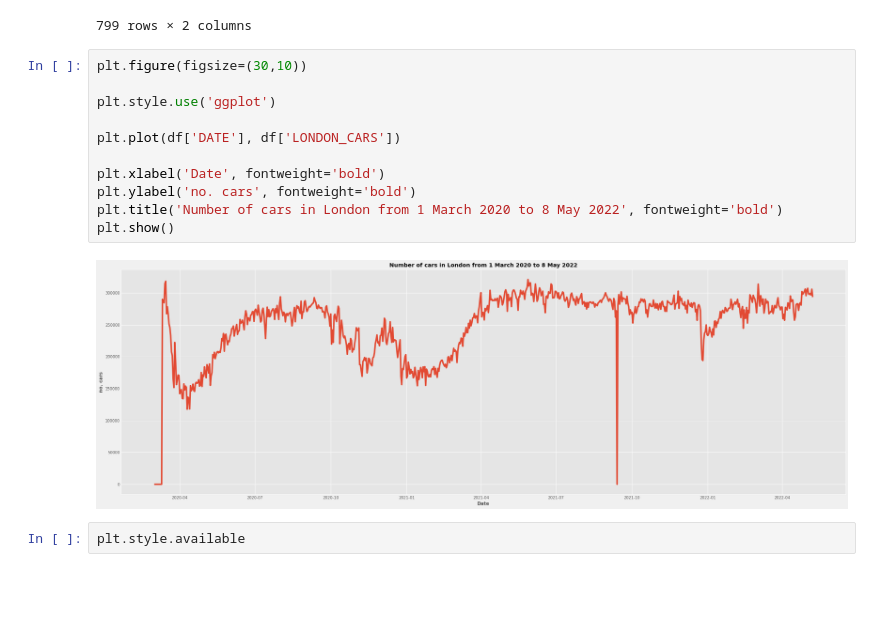
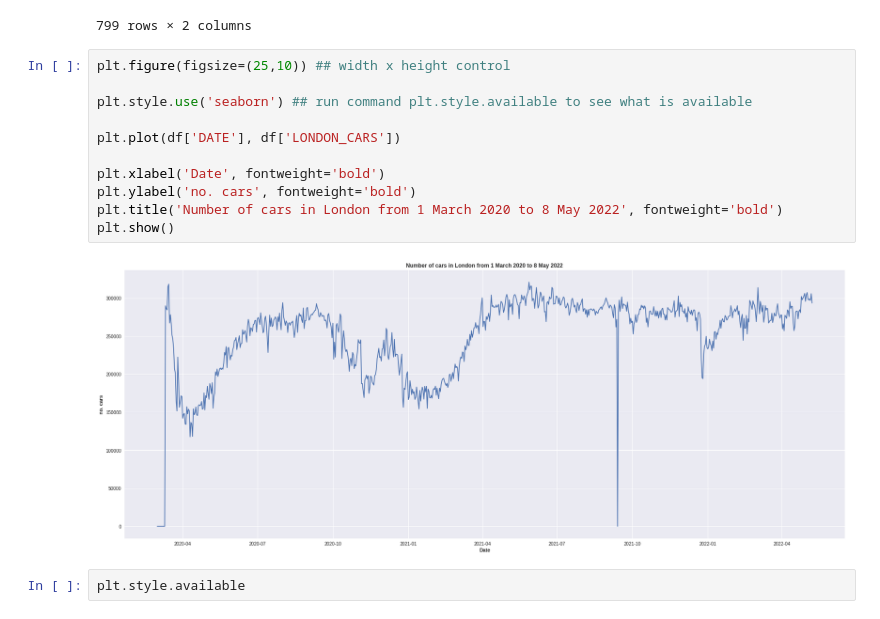
Before and after one commit to ravsheerRSA/Python_Training, a Jupyter notebook: training.ipynb, the cells around one changed output. Cells and saved outputs as stored; diff of their text form; blank space fills up the shorter version.

```diff
--- a/training.ipynb
+++ b/training.ipynb
@@ -554,18 +554,18 @@ ldn_cars
 | 798 | 2022-05-08 | 293397 |
 799 rows × 2 columns
 # %%
-plt.figure(figsize=(30,10))
+plt.figure(figsize=(25,10)) ## width x height control
 
-plt.style.use('ggplot')
+plt.style.use('seaborn') ## run command plt.style.available to see what is available
 
 plt.plot(df['DATE'], df['LONDON_CARS'])
 
 plt.xlabel('Date', fontweight='bold')
 plt.ylabel('no. cars', fontweight='bold')
 plt.title('Number of cars in London from 1 March 2020 to 8 May 2022', fontweight='bold')
 plt.show()
 # %% [output]
-[figure, old version]
+[figure, new version]
 # %%
 plt.style.available
 # %% [output]
```
